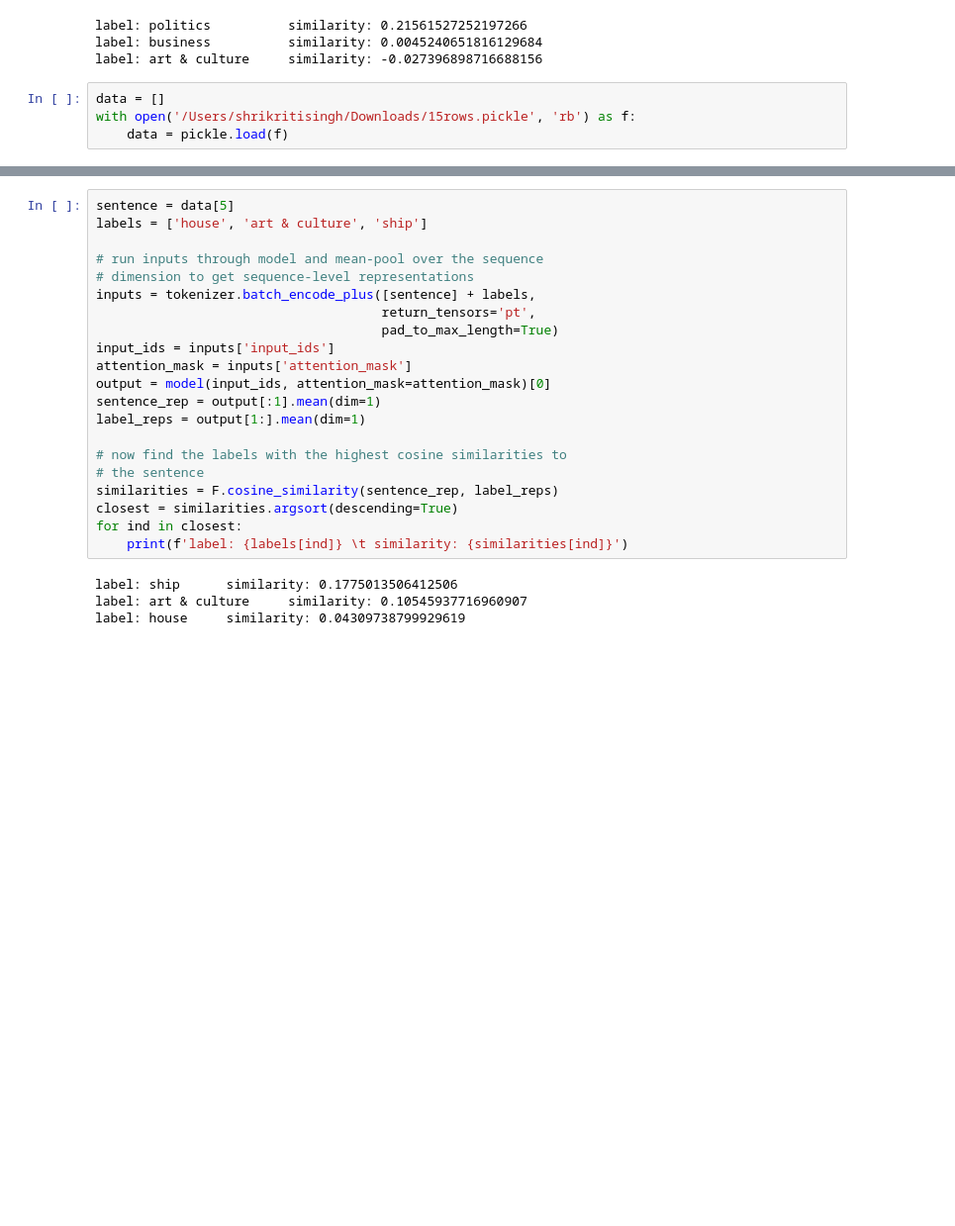
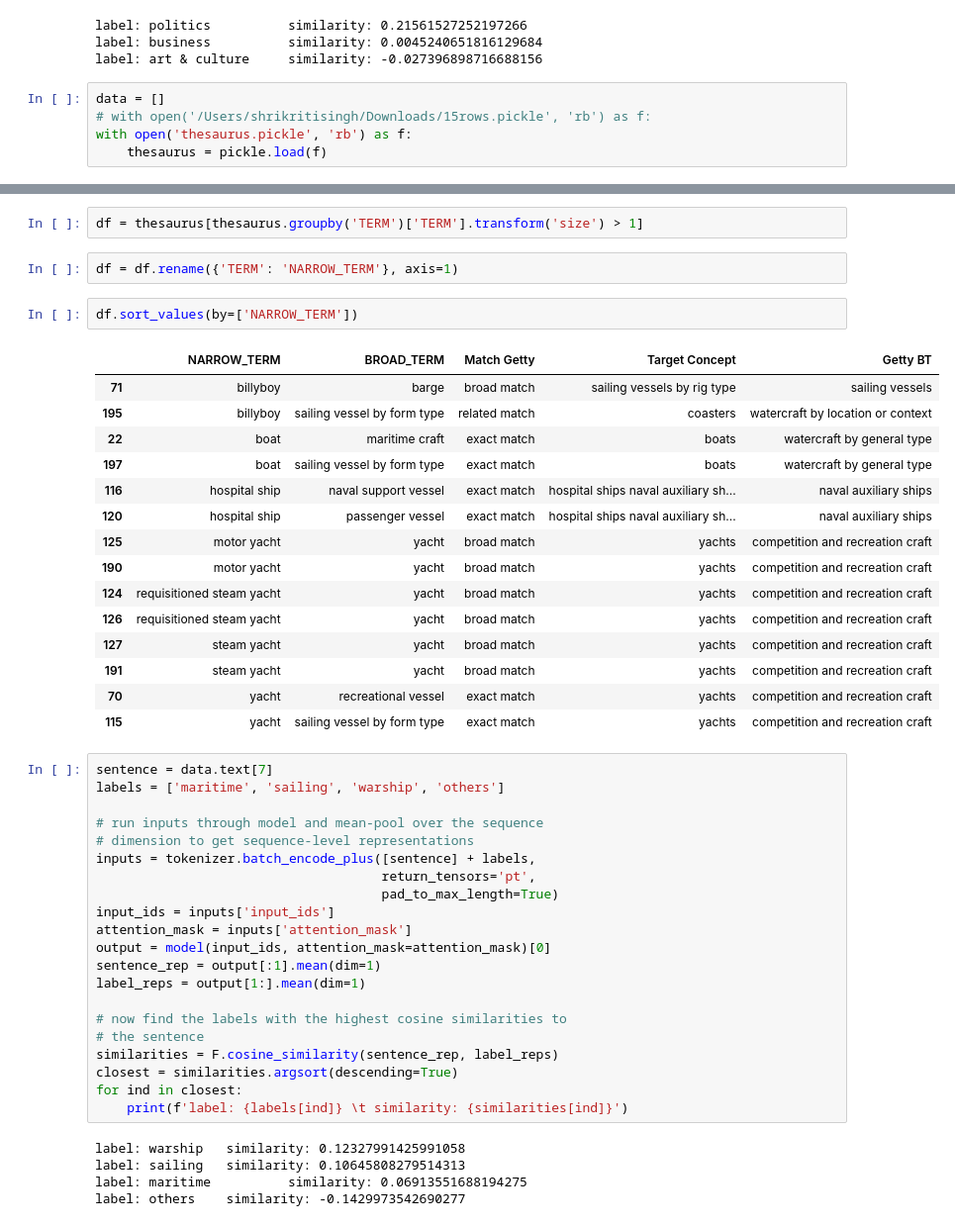
Before and after one commit to shrikriti5singh/mastersproject, a Jupyter notebook: zsl_code.ipynb, the cells around one changed output, grey strips where cells are left out. Shown at 99% size. Drawn from its saved outputs; the diff is of its cells as text; blank space fills up the shorter version.

```diff
--- a/zsl_code.ipynb
+++ b/zsl_code.ipynb
@@ -40,5 +40,6 @@ label: business          similarity: 0.0045240651816129684
 label: art & culture     similarity: -0.027396898716688156
 # %%
 data = []
-with open('/Users/shrikritisingh/Downloads/15rows.pickle', 'rb') as f:
-    data = pickle.load(f)
+# with open('/Users/shrikritisingh/Downloads/15rows.pickle', 'rb') as f:
+with open('thesaurus.pickle', 'rb') as f:
+    thesaurus = pickle.load(f)
@@ -45,6 +144,28 @@ with open('/Users/shrikritisingh/Downloads/15rows.pickle', 'rb') as f:
+# %%
+df = thesaurus[thesaurus.groupby('TERM')['TERM'].transform('size') > 1]
+# %%
+df = df.rename({'TERM': 'NARROW_TERM'}, axis=1)
+# %%
+df.sort_values(by=['NARROW_TERM'])
+# %% [output]
+|  | NARROW_TERM | BROAD_TERM | Match Getty | Target Concept | Getty BT |
+| 71 | billyboy | barge | broad match | sailing vessels by rig type | sailing vessels |
+| 195 | billyboy | sailing vessel by form type | related match | coasters | watercraft by location or context |
+| 22 | boat | maritime craft | exact match | boats | watercraft by general type |
+| 197 | boat | sailing vessel by form type | exact match | boats | watercraft by general type |
+| 116 | hospital ship | naval support vessel | exact match | hospital ships naval auxiliary sh... | naval auxiliary ships |
+| 120 | hospital ship | passenger vessel | exact match | hospital ships naval auxiliary sh... | naval auxiliary ships |
+| 125 | motor yacht | yacht | broad match | yachts | competition and recreation craft |
+| 190 | motor yacht | yacht | broad match | yachts | competition and recreation craft |
+| 124 | requisitioned steam yacht | yacht | broad match | yachts | competition and recreation craft |
+| 126 | requisitioned steam yacht | yacht | broad match | yachts | competition and recreation craft |
+| 127 | steam yacht | yacht | broad match | yachts | competition and recreation craft |
+| 191 | steam yacht | yacht | broad match | yachts | competition and recreation craft |
+| 70 | yacht | recreational vessel | exact match | yachts | competition and recreation craft |
+| 115 | yacht | sailing vessel by form type | exact match | yachts | competition and recreation craft |
 # %%
-sentence = data[5]
-labels = ['house', 'art & culture', 'ship']
+sentence = data.text[7]
+labels = ['maritime', 'sailing', 'warship', 'others']
 
 # run inputs through model and mean-pool over the sequence
 # dimension to get sequence-level representations
@@ -64,6 +185,7 @@ closest = similarities.argsort(descending=True)
 for ind in closest:
     print(f'label: {labels[ind]} \t similarity: {similarities[ind]}')
 # %% [output]
-label: ship      similarity: 0.1775013506412506
-label: art & culture     similarity: 0.10545937716960907
-label: house     similarity: 0.04309738799929619
+label: warship   similarity: 0.12327991425991058
+label: sailing   similarity: 0.10645808279514313
+label: maritime          similarity: 0.06913551688194275
+label: others    similarity: -0.1429973542690277
```
Also changed, not shown: parts of 14 cells of this notebook.
